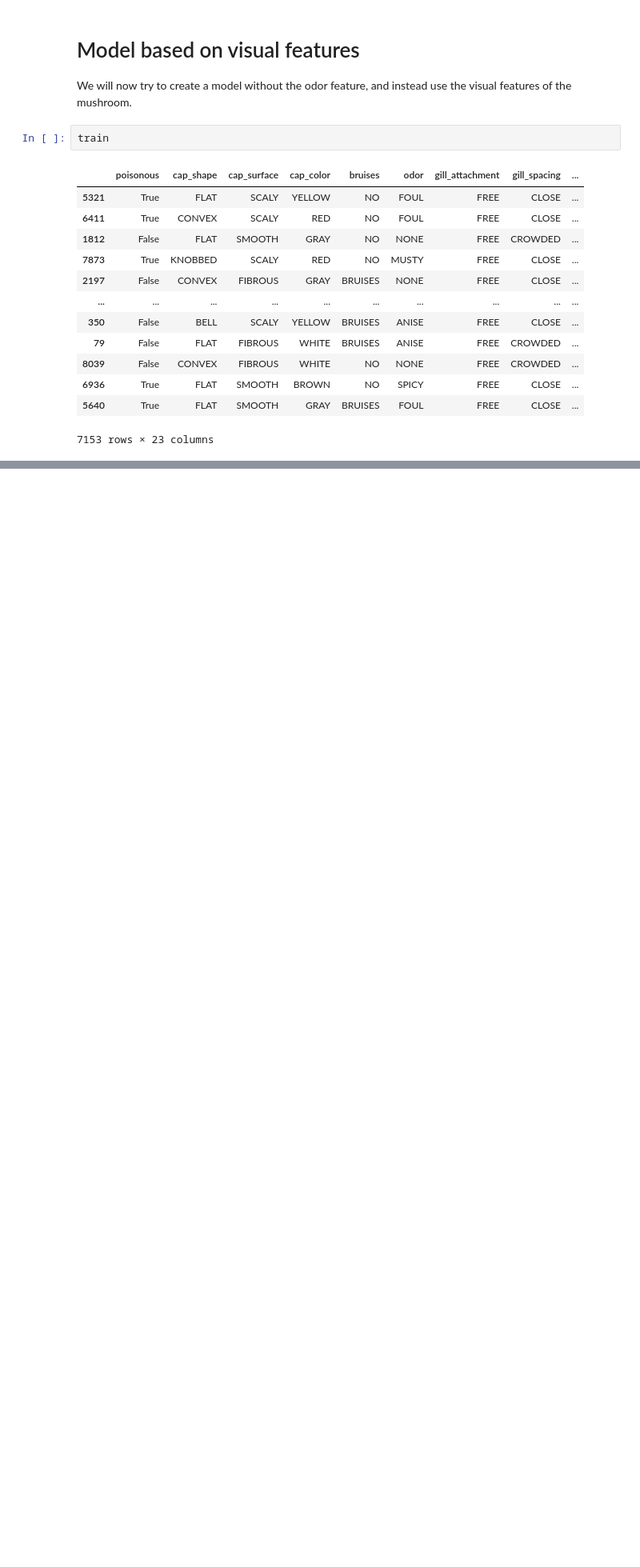
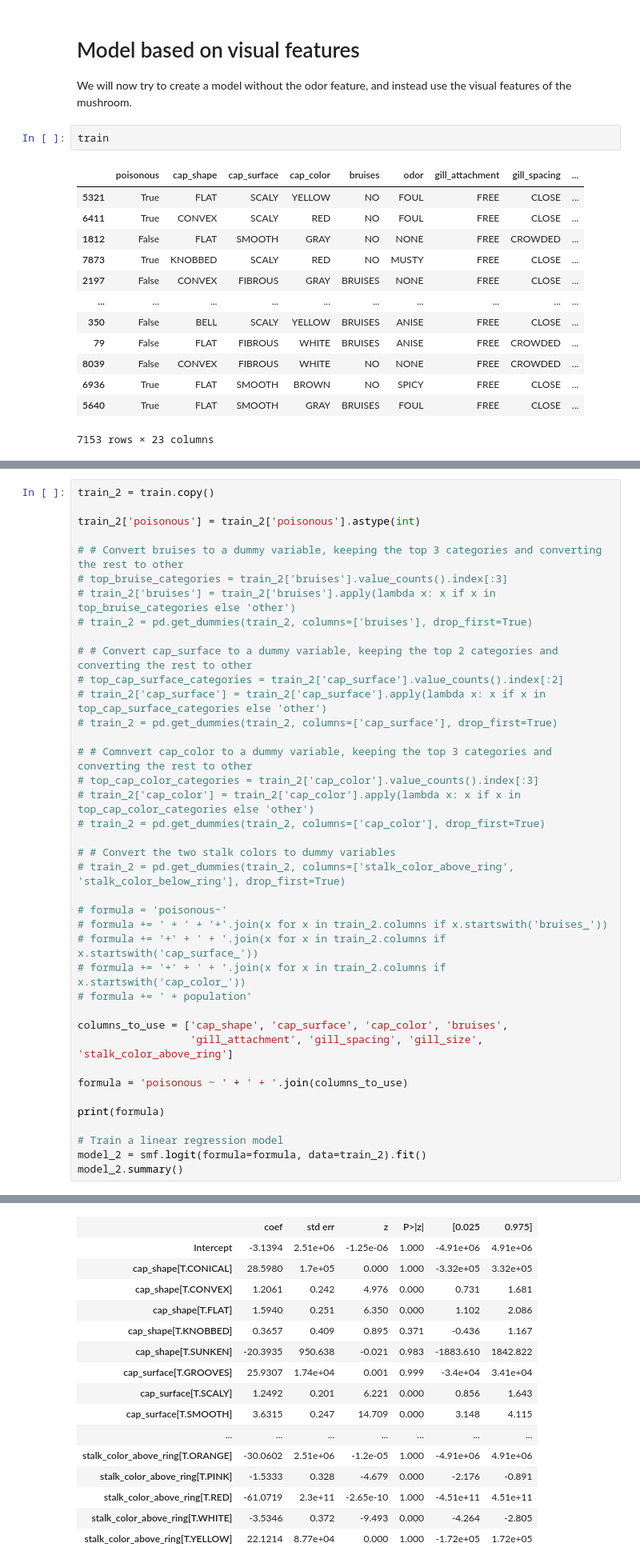
Before and after one commit to jprette/STAT303-2-Final_Project, a Jupyter notebook: Project Code/DataExploration/initial_model_creation.ipynb, the cells around one changed output, grey strips where cells are left out. Shown at 80% size. Drawn from its saved outputs; the diff is of its cells as text; blank space fills up the shorter version.

```diff
--- a/Project Code/DataExploration/initial_model_creation.ipynb
+++ b/Project Code/DataExploration/initial_model_creation.ipynb
@@ -161,0 +138,40 @@ formula
+# %%
+train_2 = train.copy()
+
+train_2['poisonous'] = train_2['poisonous'].astype(int)
+
+# # Convert bruises to a dummy variable, keeping the top 3 categories and converting the rest to other
+# top_bruise_categories = train_2['bruises'].value_counts().index[:3]
+# train_2['bruises'] = train_2['bruises'].apply(lambda x: x if x in top_bruise_categories else 'other')
+# train_2 = pd.get_dummies(train_2, columns=['bruises'], drop_first=True)
+
+# # Convert cap_surface to a dummy variable, keeping the top 2 categories and converting the rest to other
+# top_cap_surface_categories = train_2['cap_surface'].value_counts().index[:2]
+# train_2['cap_surface'] = train_2['cap_surface'].apply(lambda x: x if x in top_cap_surface_categories else 'other')
+# train_2 = pd.get_dummies(train_2, columns=['cap_surface'], drop_first=True)
+
+# # Comnvert cap_color to a dummy variable, keeping the top 3 categories and converting the rest to other
+# top_cap_color_categories = train_2['cap_color'].value_counts().index[:3]
+# train_2['cap_color'] = train_2['cap_color'].apply(lambda x: x if x in top_cap_color_categories else 'other')
+# train_2 = pd.get_dummies(train_2, columns=['cap_color'], drop_first=True)
+
+# # Convert the two stalk colors to dummy variables
+# train_2 = pd.get_dummies(train_2, columns=['stalk_color_above_ring', 'stalk_color_below_ring'], drop_first=True)
+
+# formula = 'poisonous~'
+# formula += ' + ' + '+'.join(x for x in train_2.columns if x.startswith('bruises_'))
+# formula += '+' + ' + '.join(x for x in train_2.columns if x.startswith('cap_surface_'))
+# formula += '+' + ' + '.join(x for x in train_2.columns if x.startswith('cap_color_'))
+# formula += ' + population'
+
+columns_to_use = ['cap_shape', 'cap_surface', 'cap_color', 'bruises',
+                  'gill_attachment', 'gill_spacing', 'gill_size', 'stalk_color_above_ring']
+
+formula = 'poisonous ~ ' + ' + '.join(columns_to_use)
+
+print(formula)
+
+# Train a linear regression model
+model_2 = smf.logit(formula=formula, data=train_2).fit()
+model_2.summary()
+# %% [output]
@@ -161,0 +189,16 @@ formula
+|  | coef | std err | z | P>|z| | [0.025 | 0.975] |
+| Intercept | -3.1394 | 2.51e+06 | -1.25e-06 | 1.000 | -4.91e+06 | 4.91e+06 |
+| cap_shape[T.CONICAL] | 28.5980 | 1.7e+05 | 0.000 | 1.000 | -3.32e+05 | 3.32e+05 |
+| cap_shape[T.CONVEX] | 1.2061 | 0.242 | 4.976 | 0.000 | 0.731 | 1.681 |
+| cap_shape[T.FLAT] | 1.5940 | 0.251 | 6.350 | 0.000 | 1.102 | 2.086 |
+| cap_shape[T.KNOBBED] | 0.3657 | 0.409 | 0.895 | 0.371 | -0.436 | 1.167 |
+| cap_shape[T.SUNKEN] | -20.3935 | 950.638 | -0.021 | 0.983 | -1883.610 | 1842.822 |
+| cap_surface[T.GROOVES] | 25.9307 | 1.74e+04 | 0.001 | 0.999 | -3.4e+04 | 3.41e+04 |
+| cap_surface[T.SCALY] | 1.2492 | 0.201 | 6.221 | 0.000 | 0.856 | 1.643 |
+| cap_surface[T.SMOOTH] | 3.6315 | 0.247 | 14.709 | 0.000 | 3.148 | 4.115 |
+| ... | ... | ... | ... | ... | ... | ... |
+| stalk_color_above_ring[T.ORANGE] | -30.0602 | 2.51e+06 | -1.2e-05 | 1.000 | -4.91e+06 | 4.91e+06 |
+| stalk_color_above_ring[T.PINK] | -1.5333 | 0.328 | -4.679 | 0.000 | -2.176 | -0.891 |
+| stalk_color_above_ring[T.RED] | -61.0719 | 2.3e+11 | -2.65e-10 | 1.000 | -4.51e+11 | 4.51e+11 |
+| stalk_color_above_ring[T.WHITE] | -3.5346 | 0.372 | -9.493 | 0.000 | -4.264 | -2.805 |
+| stalk_color_above_ring[T.YELLOW] | 22.1214 | 8.77e+04 | 0.000 | 1.000 | -1.72e+05 | 1.72e+05 |
```
Also changed, not shown: parts of 7 cells of this notebook.
